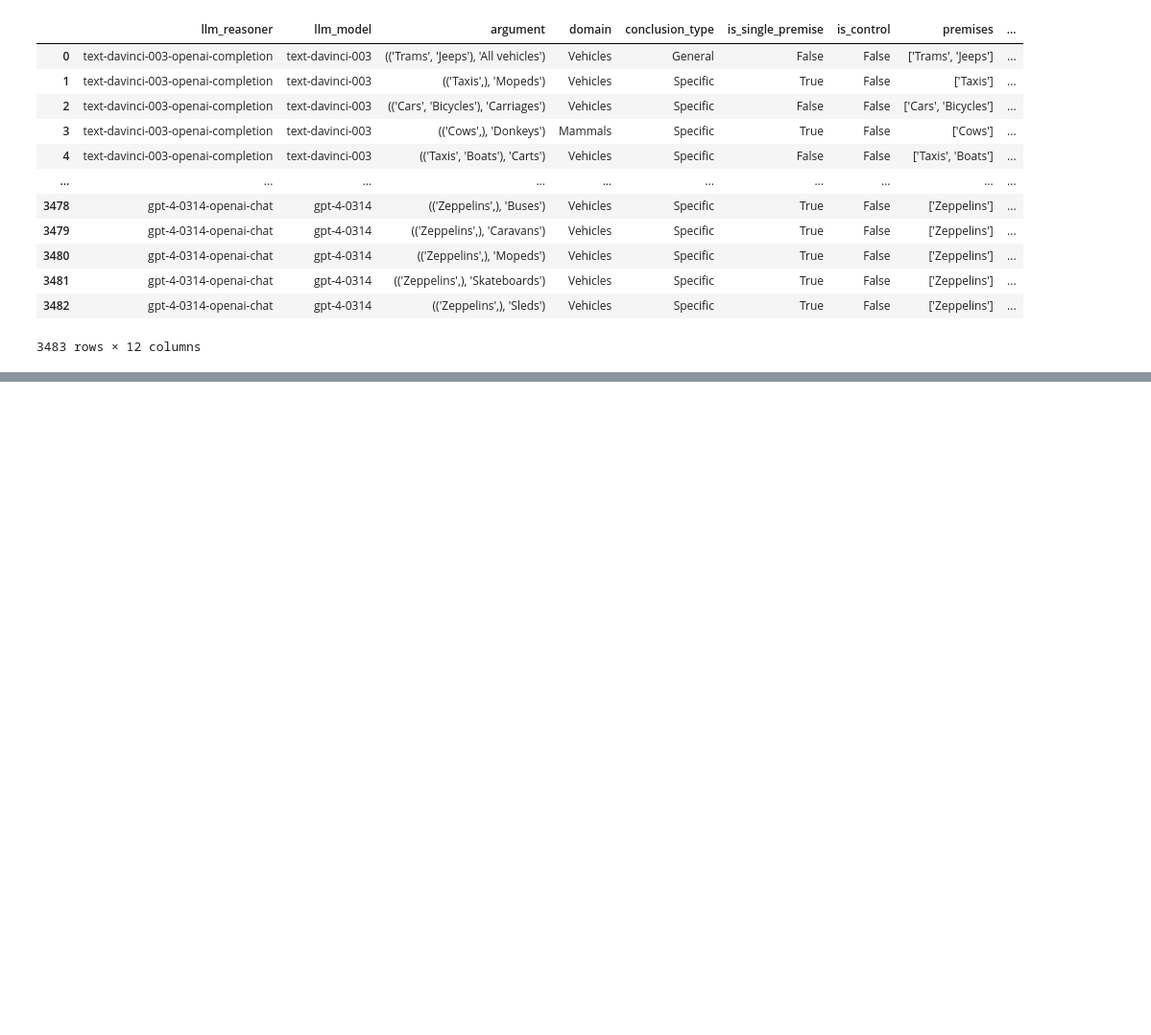
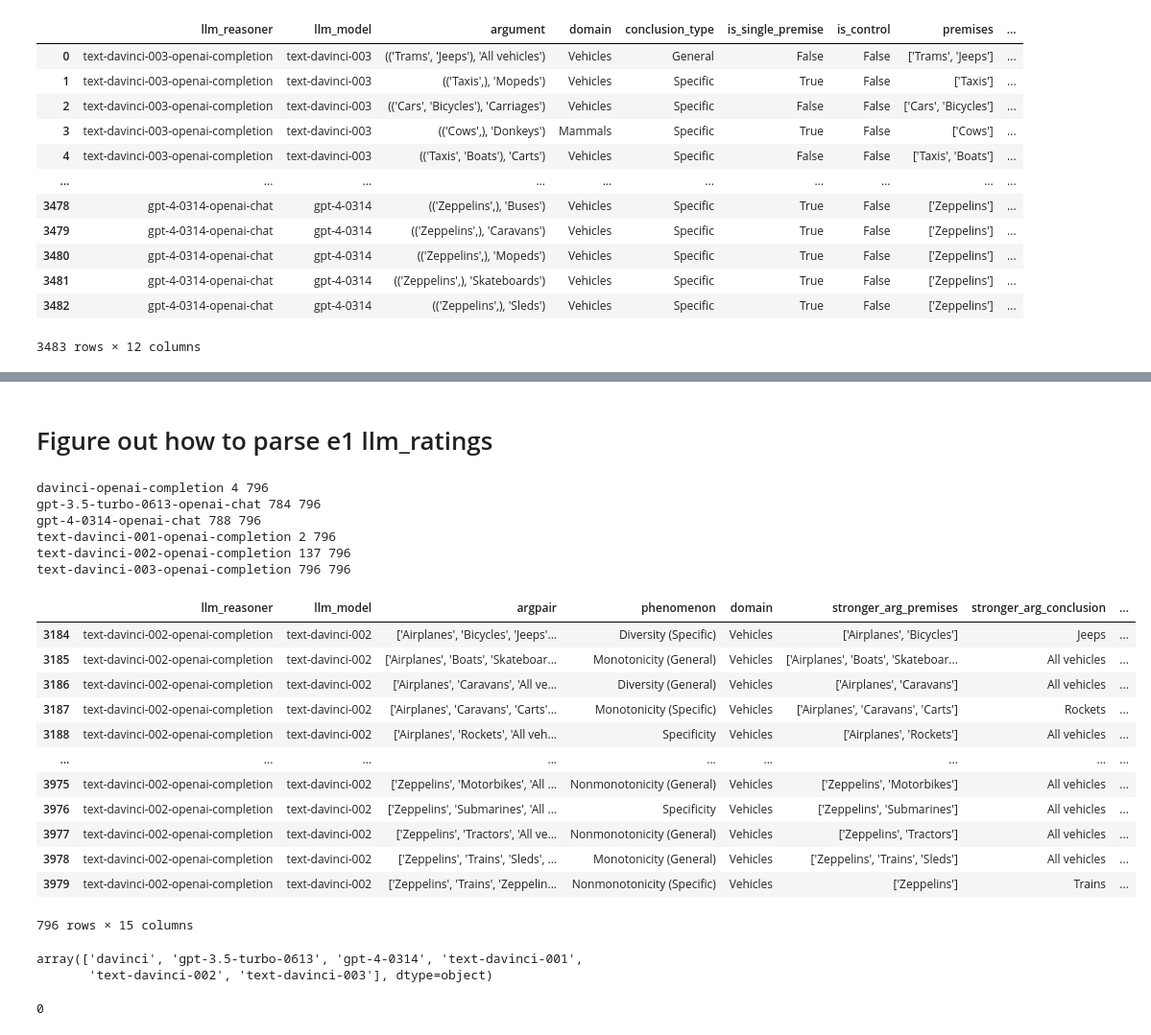
Before and after one commit to S-J-HAN/InductiveReasoningInLargeLanguageModels, a Jupyter notebook: generate_data/debugging.ipynb, the cells around one changed output, grey strips where cells are left out. Shown at 96% size. Drawn from its saved outputs; the diff is of its cells as text; code cells hidden in the pictures; blank space fills up the shorter version.

Commit message:
migrate experiment 1 code

```diff
--- a/generate_data/debugging.ipynb
+++ b/generate_data/debugging.ipynb
@@ -466,0 +563,17 @@ llm_rating_df
+# %%
+df["llm_raw_completion"] = df["llm_raw_completion"].apply(lambda x: eval(x) if x[0] == "{" else str(x))
+# %%
+for _, row in df.iterrows():
+    if row["llm_reasoner"] in ('gpt-4-0314-openai-chat', 'gpt-3.5-turbo-0613-openai-chat'):
+        if type(row["llm_raw_completion"]) == dict:
+            print(row)
+    else:
+        if type(row["llm_raw_completion"]) != dict:
+            print(row)
+        elif row["llm_model"] != row["llm_raw_completion"]["model"]:
+            print(row)
+# %% [markdown]
+# Figure out how to parse e1 llm_ratings
+# %%
+df = pd.read_csv("../data/experiment_1/llm_ratings.csv", index_col=0)
+df["llm_raw_completion"] = df["llm_raw_completion"].apply(lambda x: eval(x) if x[0] == "{" else str(x))
@@ -466,0 +648,56 @@ llm_rating_df
+# %%
+ratings = []
+for _, row in df.iterrows():
+    if "chat" in row["llm_reasoner"]:
+        ratings.append(parse_e1_chat_rating(row["llm_raw_completion"]))
+    else:
+        ratings.append(calculate_e1_completion_rating(row["llm_raw_completion"]))
+
+df["llm_rating"] = ratings
+
+for r, rdf in df.groupby("llm_reasoner"):
+    print(r, rdf.dropna().shape[0], rdf.shape[0])
+
+df.to_csv("../data/experiment_1/llm_ratings.csv")
+# %% [output]
+davinci-openai-completion 4 796
+gpt-3.5-turbo-0613-openai-chat 784 796
+gpt-4-0314-openai-chat 788 796
+text-davinci-001-openai-completion 2 796
+text-davinci-002-openai-completion 137 796
+text-davinci-003-openai-completion 796 796
+# %%
+df[df["llm_model"] == "text-davinci-002"]
+# %% [output]
+|  | llm_reasoner | llm_model | argpair | phenomenon | domain | stronger_arg_premises | stronger_arg_conclusion | ... |
+| 3184 | text-davinci-002-openai-completion | text-davinci-002 | ['Airplanes', 'Bicycles', 'Jeeps'... | Diversity (Specific) | Vehicles | ['Airplanes', 'Bicycles'] | Jeeps | ... |
+| 3185 | text-davinci-002-openai-completion | text-davinci-002 | ['Airplanes', 'Boats', 'Skateboar... | Monotonicity (General) | Vehicles | ['Airplanes', 'Boats', 'Skateboar... | All vehicles | ... |
+| 3186 | text-davinci-002-openai-completion | text-davinci-002 | ['Airplanes', 'Caravans', 'All ve... | Diversity (General) | Vehicles | ['Airplanes', 'Caravans'] | All vehicles | ... |
+| 3187 | text-davinci-002-openai-completion | text-davinci-002 | ['Airplanes', 'Caravans', 'Carts'... | Monotonicity (Specific) | Vehicles | ['Airplanes', 'Caravans', 'Carts'] | Rockets | ... |
+| 3188 | text-davinci-002-openai-completion | text-davinci-002 | ['Airplanes', 'Rockets', 'All veh... | Specificity | Vehicles | ['Airplanes', 'Rockets'] | All vehicles | ... |
+| ... | ... | ... | ... | ... | ... | ... | ... | ... |
+| 3975 | text-davinci-002-openai-completion | text-davinci-002 | ['Zeppelins', 'Motorbikes', 'All ... | Nonmonotonicity (General) | Vehicles | ['Zeppelins', 'Motorbikes'] | All vehicles | ... |
+| 3976 | text-davinci-002-openai-completion | text-davinci-002 | ['Zeppelins', 'Submarines', 'All ... | Specificity | Vehicles | ['Zeppelins', 'Submarines'] | All vehicles | ... |
+| 3977 | text-davinci-002-openai-completion | text-davinci-002 | ['Zeppelins', 'Tractors', 'All ve... | Nonmonotonicity (General) | Vehicles | ['Zeppelins', 'Tractors'] | All vehicles | ... |
+| 3978 | text-davinci-002-openai-completion | text-davinci-002 | ['Zeppelins', 'Trains', 'Sleds', ... | Monotonicity (General) | Vehicles | ['Zeppelins', 'Trains', 'Sleds'] | All vehicles | ... |
+| 3979 | text-davinci-002-openai-completion | text-davinci-002 | ['Zeppelins', 'Trains', 'Zeppelin... | Nonmonotonicity (Specific) | Vehicles | ['Zeppelins'] | Trains | ... |
+796 rows × 15 columns
+# %%
+df["llm_model"].unique()
+# %% [output]
+array(['davinci', 'gpt-3.5-turbo-0613', 'gpt-4-0314', 'text-davinci-001',
+       'text-davinci-002', 'text-davinci-003'], dtype=object)
+# %%
+tdf = df[df["llm_model"] == "text-davinci-003"]
+c = 0
+for _, row in tdf.iterrows():
+    r = calculate_e1_completion_rating(row["llm_raw_completion"])
+    if r == None:
+        c += 1
+        print(t)
+        print("***")
+
+print()
+print(c)
+# %% [output]
+0
```
Also changed, not shown: parts of 26 cells of this notebook, 50 other files.
